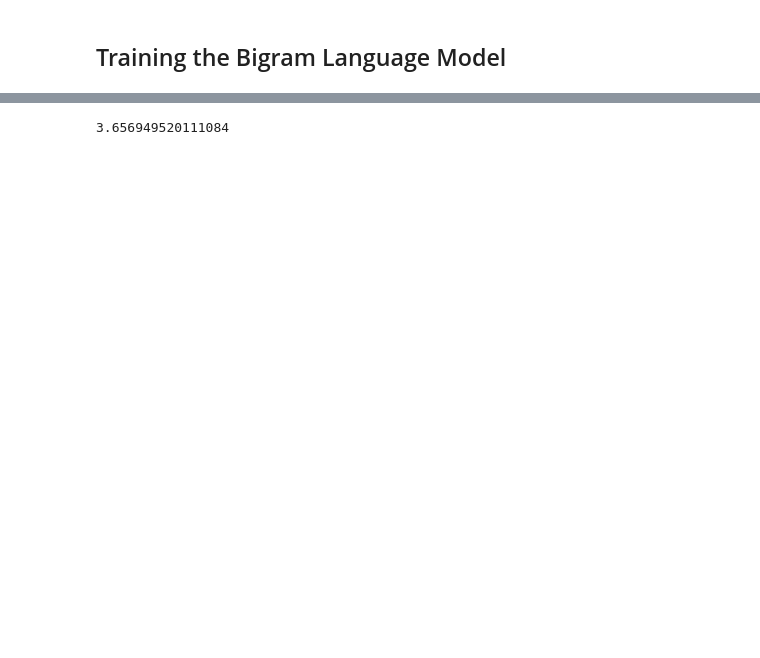
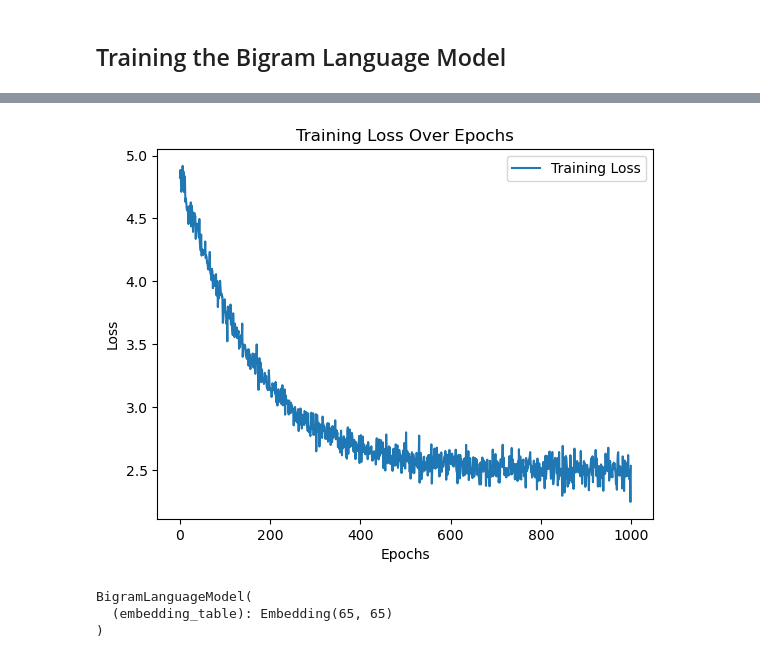
Before and after one commit to Khaliladib11/GPT-Transformer, a Jupyter notebook: notebooks/notebook.ipynb, the cells around one changed output, grey strips where cells are left out. Saved outputs shown, nothing was run; the diff lists cells and outputs as text; code cells hidden in the pictures; blank space fills up the shorter version.

Commit message:
finish bigram noteboo

```diff
--- a/notebooks/notebook.ipynb
+++ b/notebooks/notebook.ipynb
@@ -32,5 +24,5 @@ os.listdir()
 # %% [markdown]
 ## Load Data
 # %%
-text = read_data('input.txt')
+text = read_data('../data/input.txt')
 # %%
@@ -189,10 +174,14 @@ tensor([[46, 47, 54,  1, 63, 53, 59,  1],
         [46, 47, 52, 49,  1, 63, 53, 59],
         [ 1, 61, 47, 52, 45,  6,  0, 22]])
 # %%
+examples_nb = 0
 for b in range(BATCH_SIZE):
     for c in range(CONTEXT_LENGTH):
-        context = x[b, :c+1]
+        context = x[b, :c+1].tolist()
         target = y[b, c]
         print(f"Input: {context}, Output: {target}")
+        examples_nb += 1
     print()
+
+print(f"We have {examples_nb} to train on. This comes from BATCH_SIZE x CONTEXT_LENGTH = {BATCH_SIZE} x {CONTEXT_LENGTH}")
 # %% [output]
@@ -310,10 +296,44 @@ def training_loop(model, data, epochs, optimizer, batch_size, context_length, de
         training_loss.append(loss.item())
 
     return training_loss
+
+def plot_loss(loss_values):
+    """
+    Plot the loss values over training epochs with a line plot.
+
+    Parameters:
+    - loss_values (list): List of loss values at each training epoch.
+    """
+    epochs = range(1, len(loss_values) + 1)
+
+    # Plotting the loss values with a line plot
+    plt.plot(loss_values, label='Training Loss')
+
+    plt.title('Training Loss Over Epochs')
+    plt.xlabel('Epochs')
+    plt.ylabel('Loss')
+    plt.legend()
+
+    # Display the plot
+    plt.show()
 # %%
 # define an optimizer
 device = 'mps'
+bigram_model = BigramLanguageModel(vocab_size)
 bigram_model = bigram_model.to(device)
 optimizer = torch.optim.AdamW(bigram_model.parameters(), lr=1e-2)
 # %%
-traning_loss = training_loop(bigram_model, train_set, 100, optimizer, 32, 8, device)
+training_params = {
+    "model": bigram_model,
+    "data": train_set,
+    "epochs": 1000,
+    "optimizer": optimizer,
+    "batch_size": 32,
+    "context_length": 8,
+    "device": device
+}
+traning_loss = training_loop(**training_params)
+
+print(f"Final Loss: {traning_loss[-1]}")
+plot_loss(traning_loss)
+# %% [output]
@@ -320,7 +341,10 @@ traning_loss = training_loop(bigram_model, train_set, 100, optimizer, 32, 8, dev
+[figure, added]
-# %%
-traning_loss[-1]
-# %% [output]
-3.656949520111084
+# %%
+bigram_model.to('cpu')
+# %% [output]
+BigramLanguageModel(
+  (embedding_table): Embedding(65, 65)
+)
 # %%
 # Test
 test_idx = torch.zeros((1, 1), dtype=torch.long)
```
Also changed, not shown: parts of 14 cells of this notebook.
